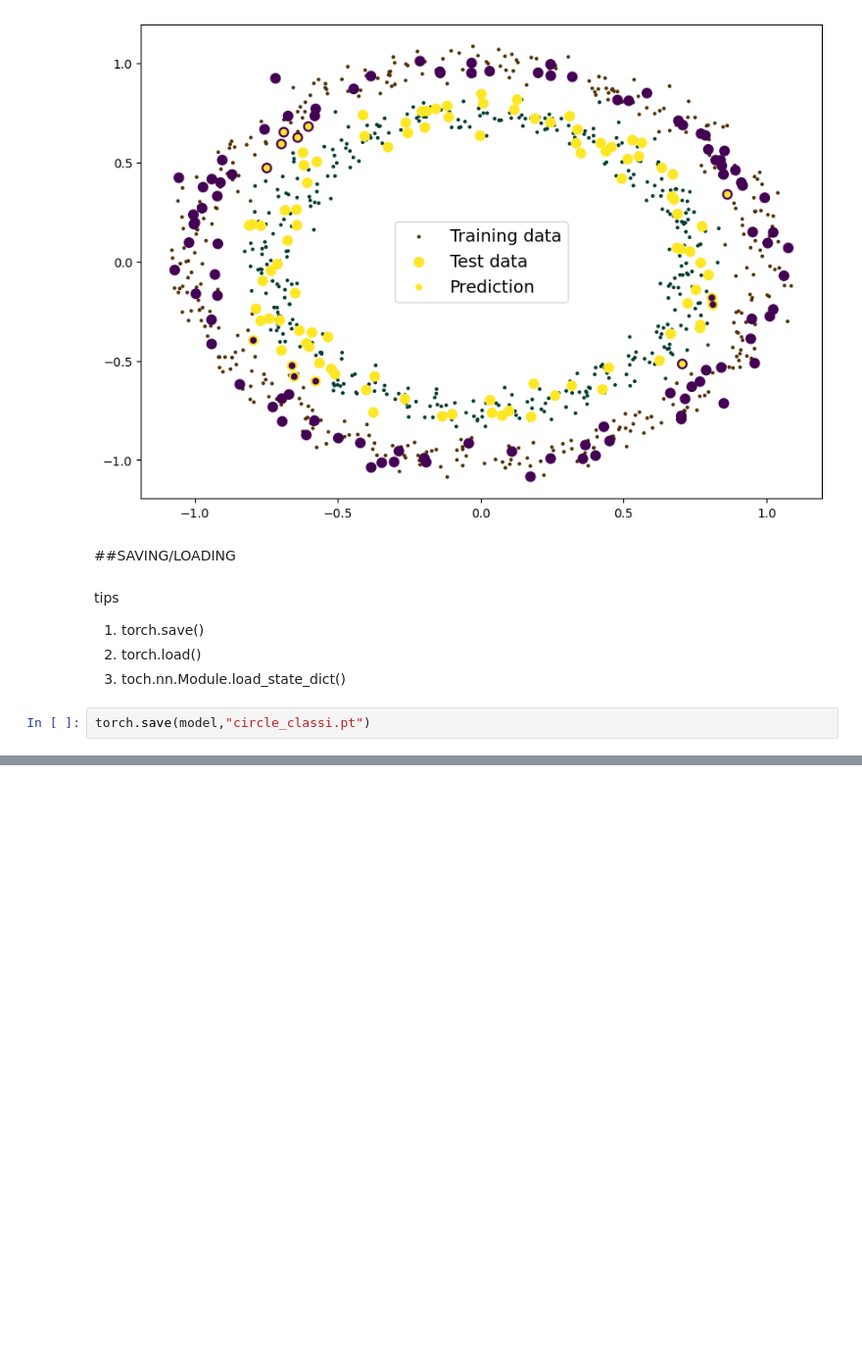
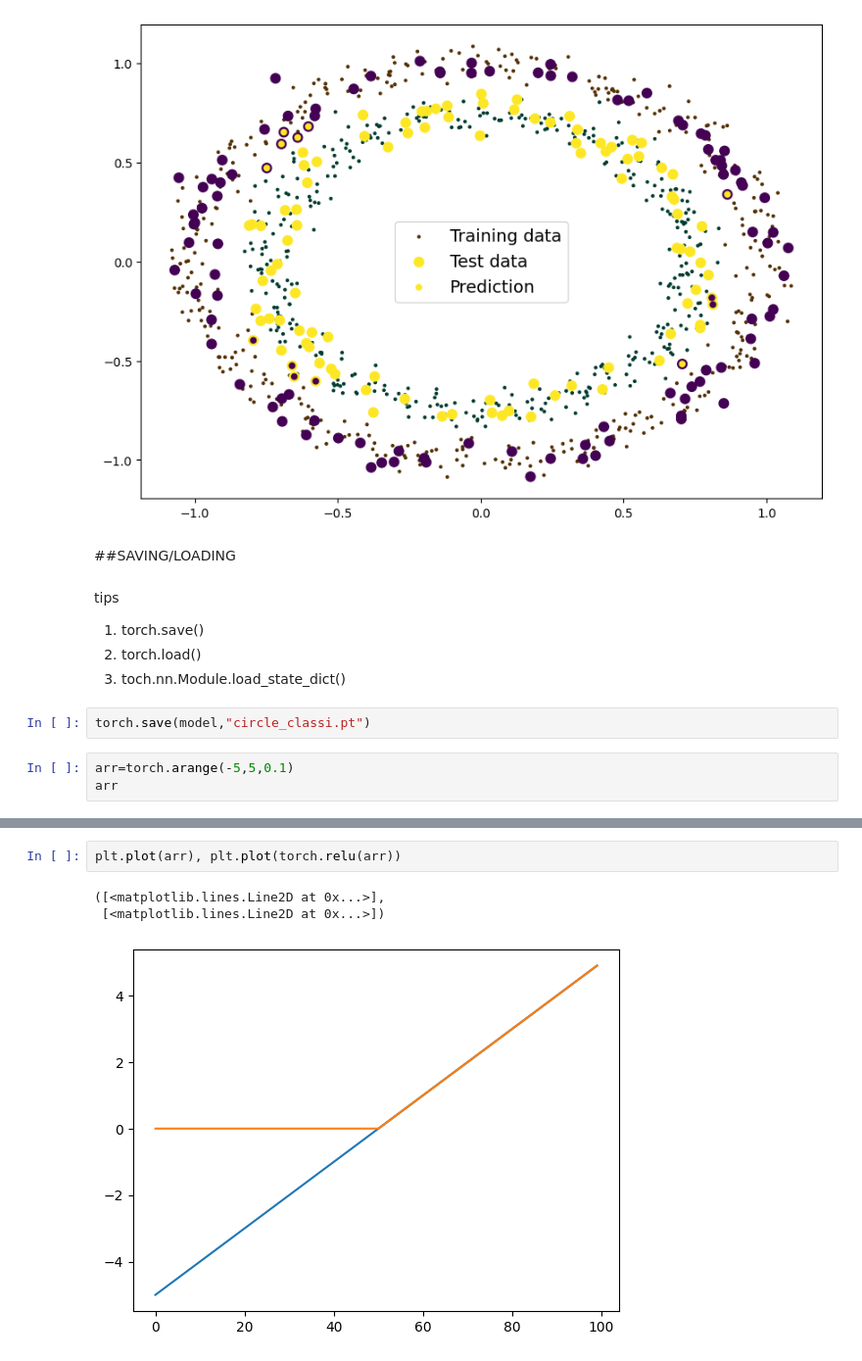
Before and after one commit to AhamedShimak/My-AI-Projects, a Jupyter notebook: simple_classification_model.ipynb, the cells around one changed output, grey strips where cells are left out. Shown at 98% size. Cells and saved outputs as stored; diff of their text form; blank space fills up the shorter version.

```diff
--- a/simple_classification_model.ipynb
+++ b/simple_classification_model.ipynb
@@ -308,3 +308,6 @@ tips
 3.  toch.nn.Module.load_state_dict()
 # %%
 torch.save(model,"circle_classi.pt")
+# %%
+arr=torch.arange(-5,5,0.1)
+arr
@@ -310,0 +335,6 @@ torch.save(model,"circle_classi.pt")
+# %%
+plt.plot(arr), plt.plot(torch.relu(arr))
+# %% [output]
+([<matplotlib.lines.Line2D at 0x...>],
+ [<matplotlib.lines.Line2D at 0x...>])
+[figure, added]
```
Also changed, not shown: parts of 1 cell of this notebook.
